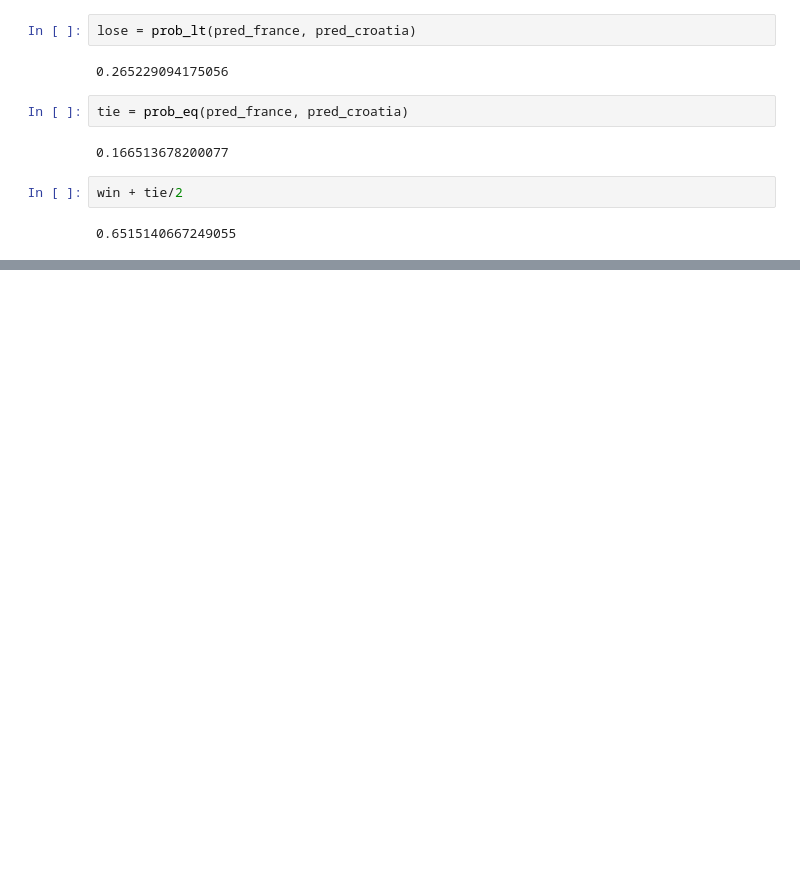
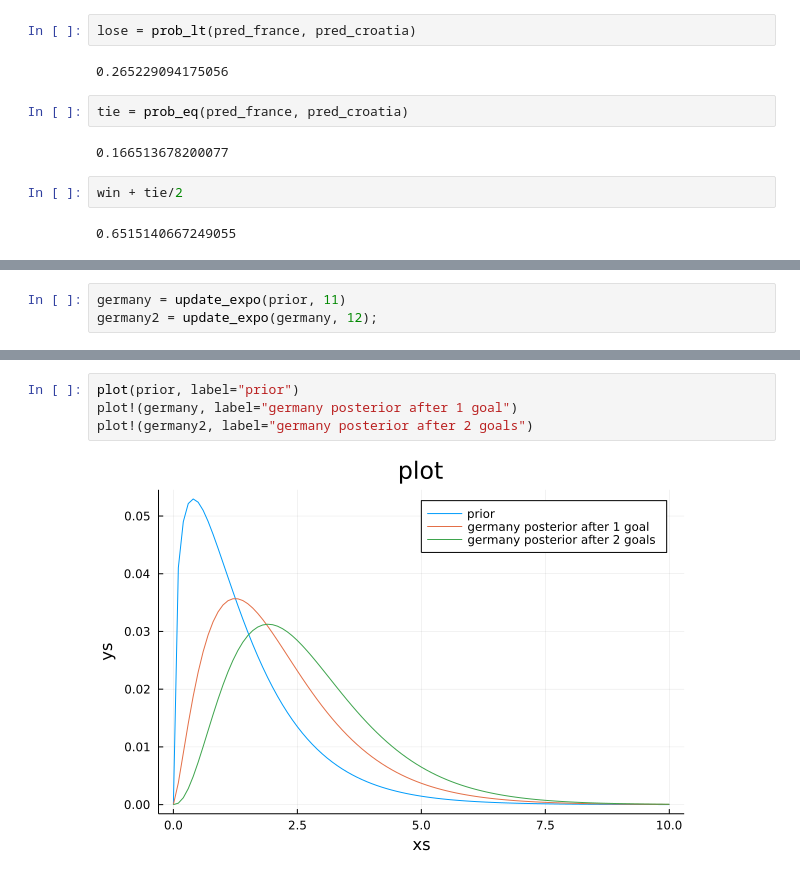
Before and after one commit to bwanab/ThinkBayes.jl, a Jupyter notebook: notebooks/think_bayes_in_julia_chapter_8.ipynb, the cells around one changed output, grey strips where cells are left out. Drawn from its saved outputs; the diff is of its cells as text; blank space fills up the shorter version.

```diff
--- a/notebooks/think_bayes_in_julia_chapter_8.ipynb
+++ b/notebooks/think_bayes_in_julia_chapter_8.ipynb
@@ -133,0 +165,3 @@ win + tie/2
+# %%
+germany = update_expo(prior, 11)
+germany2 = update_expo(germany, 12);
@@ -133,0 +172,6 @@ win + tie/2
+# %%
+plot(prior, label="prior")
+plot!(germany, label="germany posterior after 1 goal")
+plot!(germany2, label="germany posterior after 2 goals")
+# %% [output]
+[figure, added]
```
Also changed, not shown: parts of 9 cells of this notebook, 1 other file.
